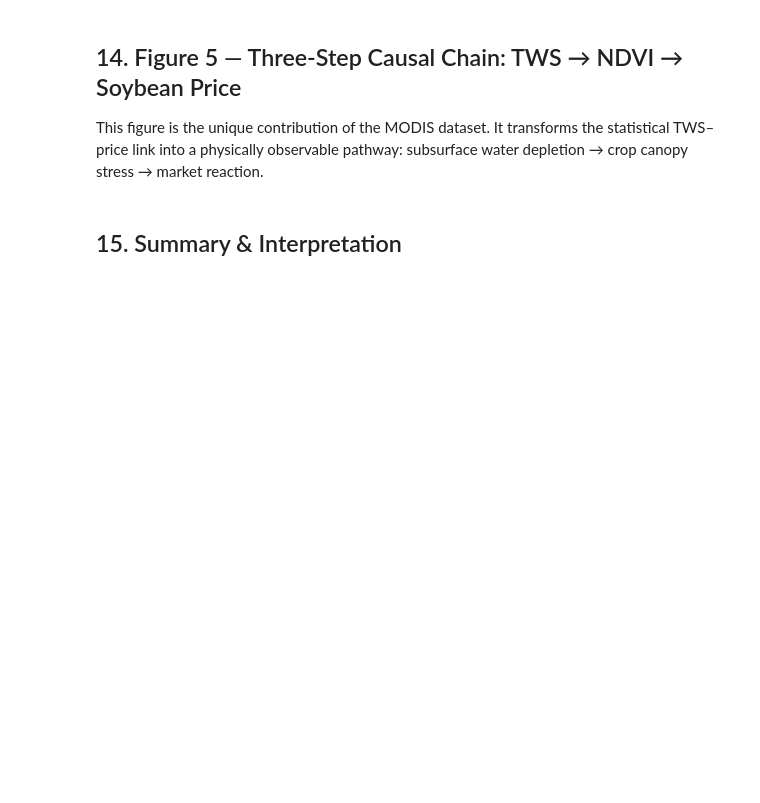
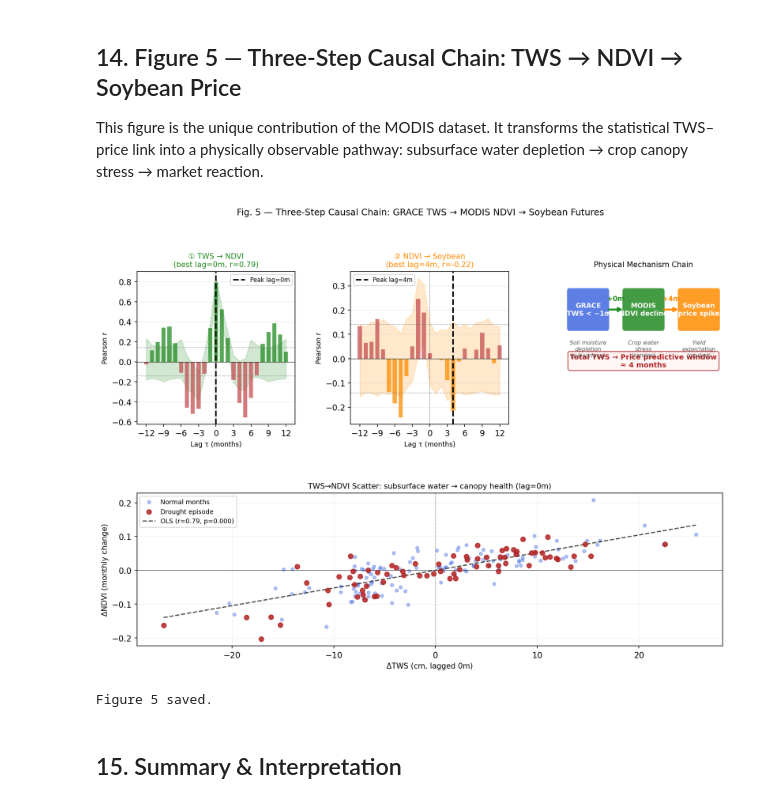
Before and after one commit to alpersam/Space-Data-Project, a Jupyter notebook: GRACE_Soybean_Analysis.ipynb, the cells around one changed output. Drawn from its saved outputs; the diff is of its cells as text; code cells hidden in the pictures; blank space fills up the shorter version.

```diff
--- a/GRACE_Soybean_Analysis.ipynb
+++ b/GRACE_Soybean_Analysis.ipynb
@@ -913,7 +1048,7 @@ ax_a = fig.add_subplot(top[0])
 ax_a.fill_between(lags_tn, lo_tn, hi_tn, alpha=0.2, color=C_NDVI)
 ax_a.axhline(ci_95,  color='gray',ls='--',lw=0.8,alpha=0.6)
 ax_a.axhline(-ci_95, color='gray',ls='--',lw=0.8,alpha=0.6)
-ax_a.axhline(0,'k',lw=0.5); ax_a.axvline(0,'k',lw=0.5,ls=':')
+ax_a.axhline(0, color='k', lw=0.5); ax_a.axvline(0, color='k', lw=0.5, ls=':')
 ax_a.bar(lags_tn, cc_tn, color=[C_NDVI if r>0 else '#c44e52' for r in cc_tn],
           alpha=0.75, width=0.7)
 ax_a.axvline(best_lag_tn, color='k', lw=2, ls='--',
@@ -929,7 +1064,8 @@ ax_b = fig.add_subplot(top[1])
 ax_b.fill_between(lags_ns, lo_ns, hi_ns, alpha=0.2, color=C_SOY)
 ax_b.axhline(ci_95,  color='gray',ls='--',lw=0.8,alpha=0.6)
 ax_b.axhline(-ci_95, color='gray',ls='--',lw=0.8,alpha=0.6)
-ax_b.axhline(0,'k',lw=0.5); ax_b.axvline(0,'k',lw=0.5,ls=':')
+ax_b.axhline(0, color='k', lw=0.5); ax_b.axvline(0, color='k', lw=0.5, ls=':')
+
 ax_b.bar(lags_ns, cc_ns, color=[C_SOY if r<0 else '#c44e52' for r in cc_ns],
           alpha=0.75, width=0.7)   # negative NDVI → positive price (drought)
 ax_b.axvline(best_lag_ns, color='k', lw=2, ls='--',
@@ -1004,34 +1140,37 @@ def nearest_drought(d, yrs=DROUGHT_YEARS, window=12):
     return False
 
 is_drought = aligned.index.map(nearest_drought)
 ax_bot.scatter(aligned.loc[~is_drought,'TWS_lag'], aligned.loc[~is_drought,'dNDVI'],
                 c=C_TWS, alpha=0.4, s=18, label='Normal months')
 ax_bot.scatter(aligned.loc[is_drought,'TWS_lag'], aligned.loc[is_drought,'dNDVI'],
                 c='firebrick', alpha=0.85, s=40, zorder=4, label='Drought episode')
 
 # Regression line
 m_x = aligned['TWS_lag'].values; m_y = aligned['dNDVI'].values
 slope_reg, intercept_reg, r_reg, p_reg, _ = stats.linregress(m_x, m_y)
 xl = np.linspace(m_x.min(), m_x.max(), 100)
 ax_bot.plot(xl, slope_reg*xl+intercept_reg, 'k--', lw=1.5, alpha=0.7,
              label=f'OLS (r={r_reg:.2f}, p={p_reg:.3f})')
-ax_bot.axhline(0,'k',lw=0.5,alpha=0.4); ax_bot.axvline(0,'k',lw=0.5,alpha=0.4)
+ax_bot.axhline(0, color='k', lw=0.5); ax_bot.axvline(0, color='k', lw=0.5, ls=':')
 ax_bot.set_xlabel(f'ΔTWS (cm, lagged {best_lag_tn}m)', fontsize=10)
 ax_bot.set_ylabel('ΔNDVI (monthly change)', fontsize=10)
 ax_bot.set_title(f'TWS→NDVI Scatter: subsurface water → canopy health (lag={best_lag_tn}m)', fontsize=10)
 ax_bot.legend(fontsize=8.5)
 ax_bot.grid(lw=0.3, alpha=0.4)
 
 if USING_SYNTHETIC:
     fig.text(0.5, 0.01, '★ SYNTHETIC DATA FOR DEMONSTRATION',
               ha='center', fontsize=8, color='red', fontweight='bold')
 
 plt.suptitle('Fig. 5 — Three-Step Causal Chain: GRACE TWS → MODIS NDVI → Soybean Futures',
               fontsize=12, y=1.01)
 plt.savefig(FIG_DIR/'fig5_causal_chain.pdf')
 plt.savefig(FIG_DIR/'fig5_causal_chain.png')
 plt.show()
 print('Figure 5 saved.')
+# %% [output]
+[figure, added]
+Figure 5 saved.
 # %% [markdown]
 ## 15. Summary & Interpretation
 # %%
```
Also changed, not shown: parts of 20 cells of this notebook, 11 other files.
